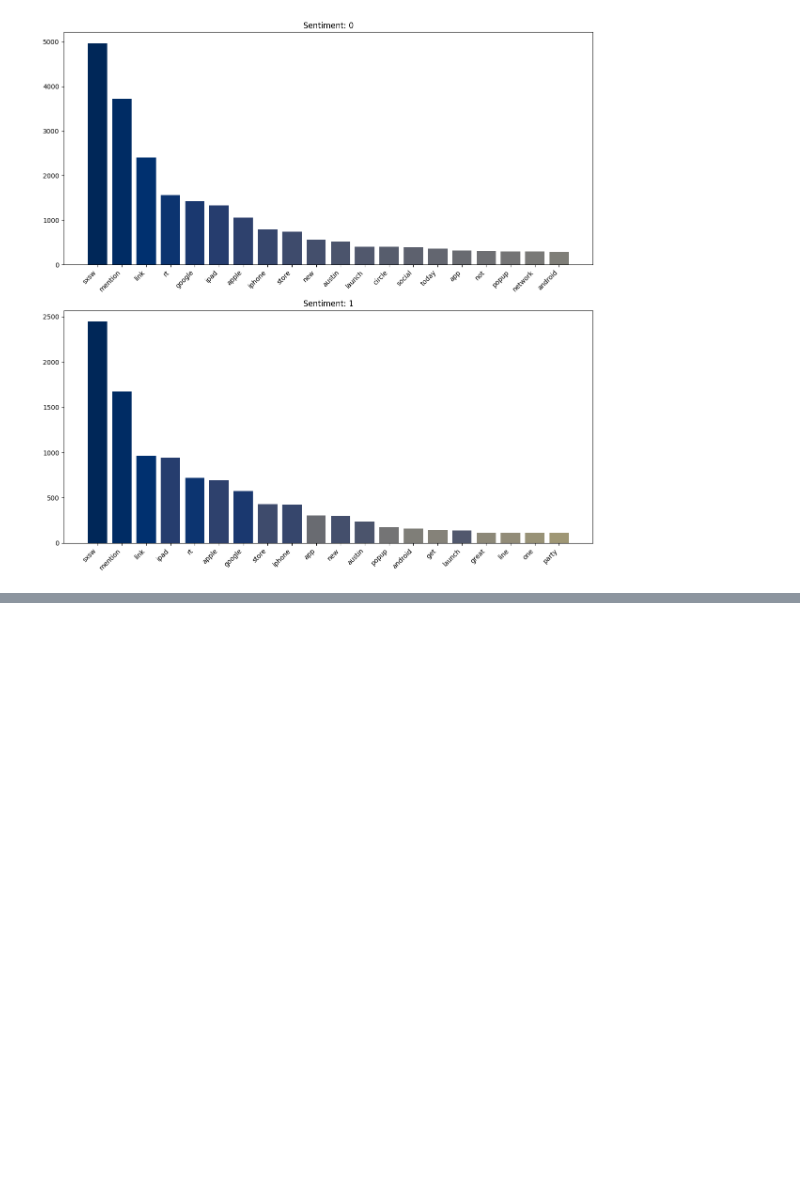
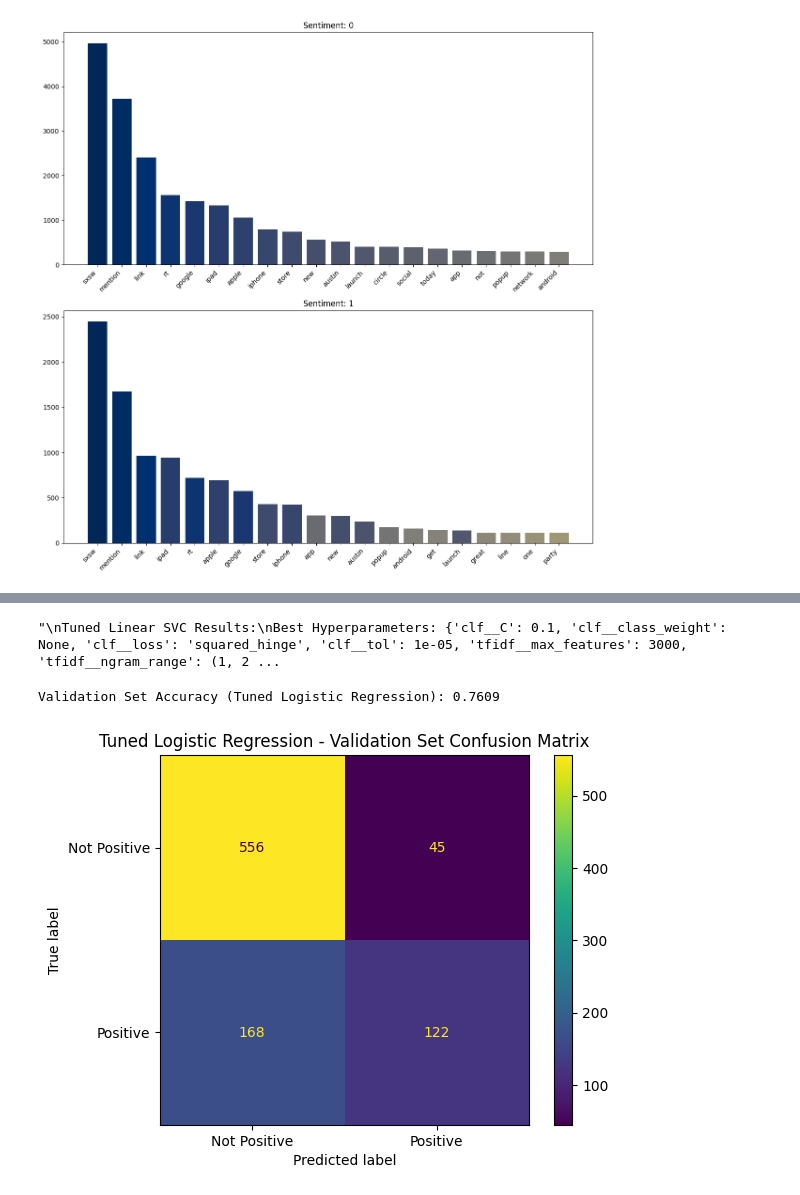
Before and after one commit to AndrewReusche/NLP_Sentiment_Analysis, a Jupyter notebook: data_exploratory_2.ipynb, the cells around one changed output, grey strips where cells are left out. Drawn from its saved outputs; the diff is of its cells as text; code cells hidden in the pictures; blank space fills up the shorter version.

```diff
--- a/data_exploratory_2.ipynb
+++ b/data_exploratory_2.ipynb
@@ -616,0 +1637,12 @@ plt.show()
+# %%
+"""
+Tuned Linear SVC Results:
+Best Hyperparameters: {'clf__C': 0.1, 'clf__class_weight': None, 'clf__loss': 'squared_hinge', 'clf__tol': 1e-05, 'tfidf__max_features': 3000, 'tfidf__ngram_range': (1, 2)}
+Best Train Cross-Validation Score: 0.7267
+Validation Set Accuracy: 0.7587
+Tuned Logistic Regression Validation Accuracy: 0.7609
+Previous Linear SVC Validation Accuracy: 0.7609
+
+"""
+# %% [output]
+"\nTuned Linear SVC Results:\nBest Hyperparameters: {'clf__C': 0.1, 'clf__class_weight': None, 'clf__loss': 'squared_hinge', 'clf__tol': 1e-05, 'tfidf__max_features': 3000, 'tfidf__ngram_range': (1, 2 ...
@@ -616,0 +1651,31 @@ plt.show()
+# %%
+
+# Define the tuned pipeline
+tuned_pipeline_lr = Pipeline([
+    ('tfidf', TfidfVectorizer(max_features=3000, ngram_range=(1, 2))),
+    ('clf', LogisticRegression(
+        C=1,
+        class_weight=None,
+        fit_intercept=True,
+        solver='saga',
+        tol=0.0001,
+        random_state=24
+    ))
+])
+
+# Fit it on your training data
+tuned_pipeline_lr.fit(X_train_str, y_train)
+
+# Validate it (should match 0.7609)
+y_val_pred_lr = tuned_pipeline_lr.predict(X_val_str)
+val_accuracy_lr = accuracy_score(y_val, y_val_pred_lr)
+print(f"Validation Set Accuracy (Tuned Logistic Regression): {val_accuracy_lr:.4f}")
+# %% [output]
+Validation Set Accuracy (Tuned Logistic Regression): 0.7609
+# %%
+cm_val = confusion_matrix(y_val, y_val_pred_lr)
+ConfusionMatrixDisplay(cm_val, display_labels=['Not Positive', 'Positive']).plot()
+plt.title("Tuned Logistic Regression - Validation Set Confusion Matrix")
+plt.show()
+# %% [output]
+[figure, added]
```
Also changed, not shown: parts of 50 cells of this notebook.
